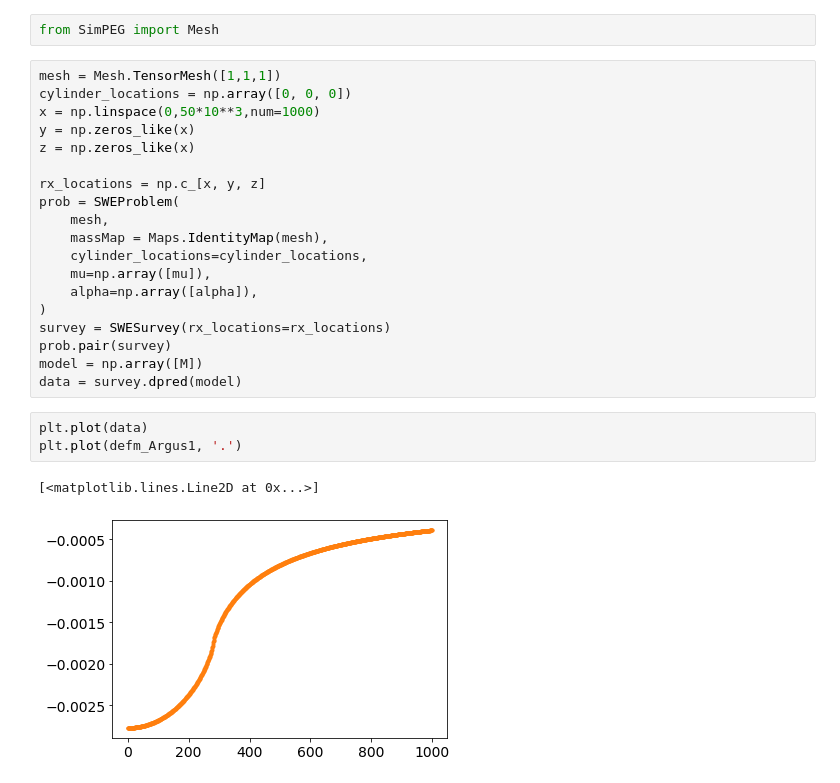
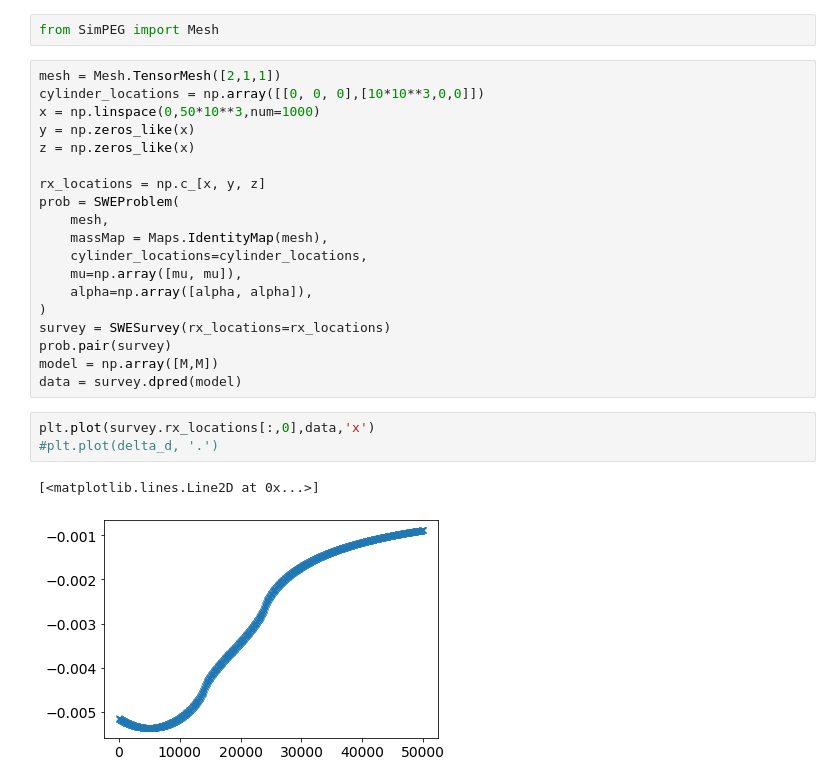
Before and after one commit to envgp/SnowInv, a Jupyter notebook: notebooks/simulation.ipynb, the cells around one changed output. Cells and saved outputs as stored; diff of their text form.

```diff
--- a/notebooks/simulation.ipynb
+++ b/notebooks/simulation.ipynb
@@ -176,8 +179,8 @@ class SWESurvey(BaseSurvey):
 # %%
 from SimPEG import Mesh
 # %%
-mesh = Mesh.TensorMesh([1,1,1])
-cylinder_locations = np.array([0, 0, 0])
+mesh = Mesh.TensorMesh([2,1,1])
+cylinder_locations = np.array([[0, 0, 0],[10*10**3,0,0]])
 x = np.linspace(0,50*10**3,num=1000)
 y = np.zeros_like(x)
 z = np.zeros_like(x)
@@ -187,16 +190,16 @@ prob = SWEProblem(
     mesh,
     massMap = Maps.IdentityMap(mesh),
     cylinder_locations=cylinder_locations,
-    mu=np.array([mu]),
-    alpha=np.array([alpha]),
+    mu=np.array([mu, mu]),
+    alpha=np.array([alpha, alpha]),
 )
 survey = SWESurvey(rx_locations=rx_locations)
 prob.pair(survey)
-model = np.array([M])
+model = np.array([M,M])
 data = survey.dpred(model)
 # %%
-plt.plot(data)
-plt.plot(defm_Argus1, '.')
+plt.plot(survey.rx_locations[:,0],data,'x')
+#plt.plot(delta_d, '.')
 # %% [output]
 [<matplotlib.lines.Line2D at 0x...>]
-[figure, old version]
+[figure, new version]
```
Also changed, not shown: parts of 11 cells of this notebook, 1 other file.
